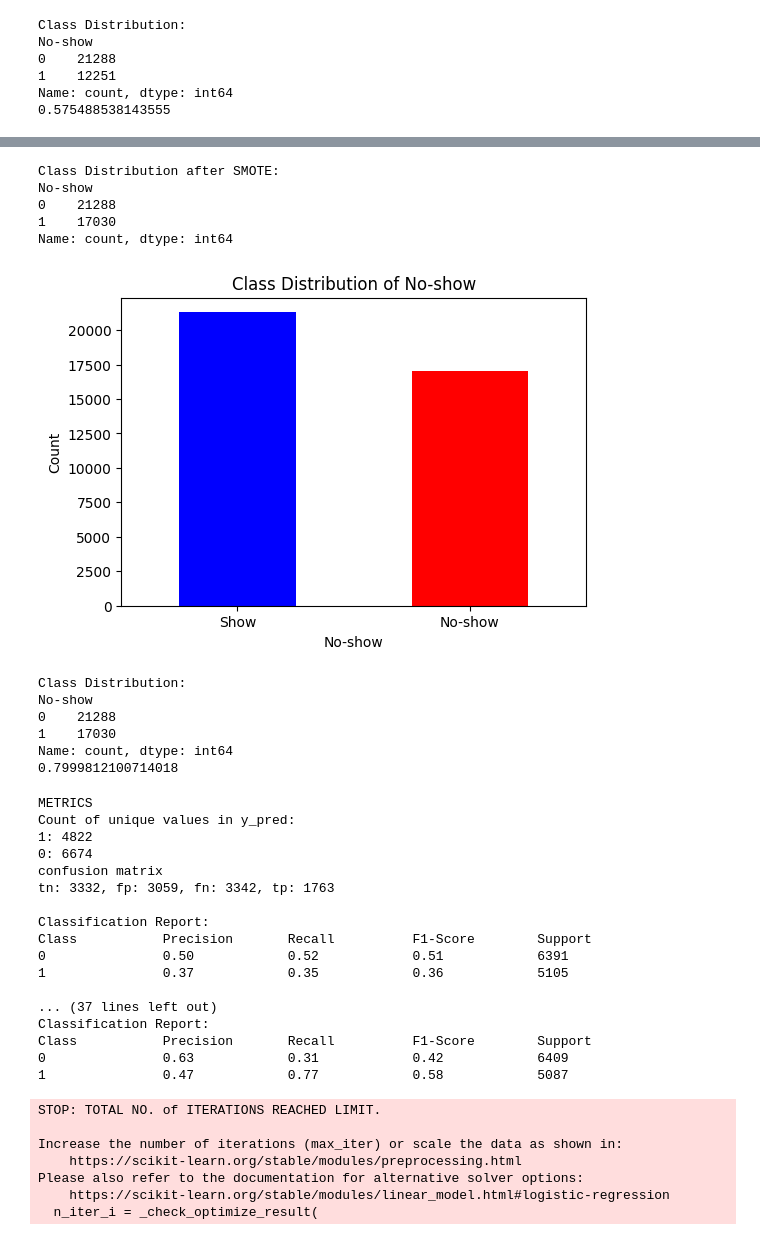
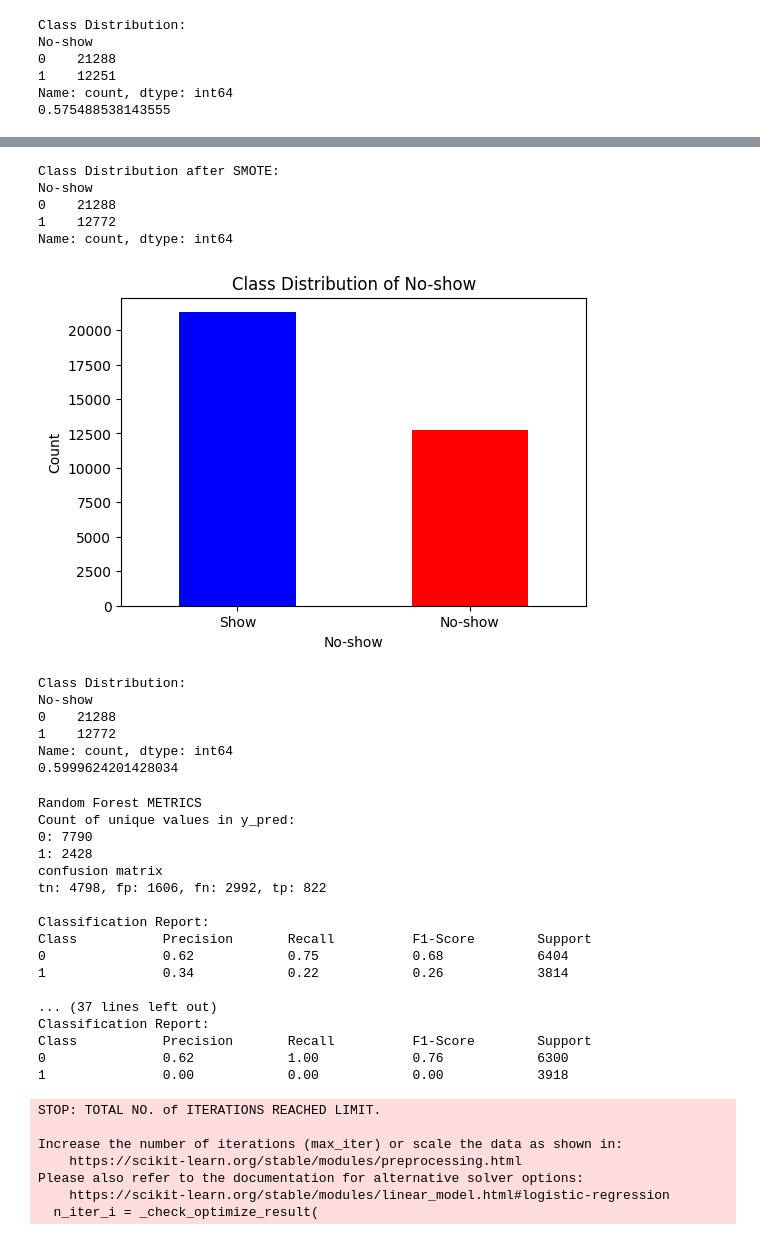
Before and after one commit to shivamveersa/no_show_classification, a Jupyter notebook: no-show-classification.ipynb, the cells around one changed output, grey strips where cells are left out. Saved outputs shown, nothing was run; the diff lists cells and outputs as text; code cells hidden in the pictures.

```diff
--- a/no-show-classification.ipynb
+++ b/no-show-classification.ipynb
@@ -297,3 +394,14 @@ df['Age'] = normalized_age
 # diff_col = df["Difference"].values.reshape(-1, 1)
 # normalized_diff = scaler.fit_transform(diff_col)
 # df["Difference"] = normalized_diff
+# %%
+bins=[0, 10, 18, 30, 60, 80, 100]
+group_name = ['child', 'teens', 'young', 'middle_age', 'old','very_old']
+# %%
+df['age_group'] = pd.cut(df['Age'], bins=bins, labels=group_name, right=False)
+# %%
+df.drop("Age", axis=1, inplace=True)
+# %%
+cols_to_encode = ["age_group"]
+
+df = get_dummies_encoder(df, cols_to_encode)
@@ -350,69 +474,87 @@ dtype: int64
 # %%
 from imblearn.over_sampling import SMOTE
 
 # Assuming your DataFrame is named df and target variable is 'No-show'
 
 # Separate features and target variable
 X = df.drop('No-show', axis=1)
 y = df['No-show']
 
 # Instantiate SMOTE
-smote = SMOTE(sampling_strategy=0.8, random_state=42)
+smote = SMOTE(sampling_strategy=0.6, random_state=42)
 
 # Apply SMOTE to generate synthetic samples
 X_resampled, y_resampled = smote.fit_resample(X, y)
 
 # Convert resampled data back to DataFrame if necessary
 df_resampled = pd.concat([pd.DataFrame(X_resampled, columns=X.columns), pd.Series(y_resampled, name='No-show')], axis=1)
 
 # Check class distribution after resampling
 print("Class Distribution after SMOTE:")
 print(df_resampled['No-show'].value_counts())
 
 get_class_distribution(df_resampled, 'No-show')
 # %% [output]
 Class Distribution after SMOTE:
 No-show
 0    21288
-1    17030
+1    12772
 Name: count, dtype: int64
-[figure, old version]
+[figure, new version]
 Class Distribution:
 No-show
 0    21288
-1    17030
+1    12772
 Name: count, dtype: int64
-0.7999812100714018
+0.5999624201428034
 # %%
 from sklearn.ensemble import RandomForestClassifier
 from sklearn.tree import DecisionTreeClassifier
 from sklearn.linear_model import LogisticRegression
 from sklearn.naive_bayes import GaussianNB
 
+models = [
+    {
+        "name": "Random Forest",
+        "model": RandomForestClassifier(),
+    },
+    {
+        "name": "Decision Tree",
+        "model": DecisionTreeClassifier(),
+    },
+    {
+        "name": "Logistic Regression",
+        "model": LogisticRegression(),
+    },
+    {
+        "name": "Gaussian Naive Bayes",
+        "model": GaussianNB(),
+    },
+]
 
-models = [RandomForestClassifier(), DecisionTreeClassifier(), LogisticRegression(), GaussianNB()]
+# models = [RandomForestClassifier(), DecisionTreeClassifier(), LogisticRegression(), GaussianNB()]
 
 
 for model in models:
-    fit_and_predict(df_resampled, model)
+    fit_and_predict(df_resampled, model["model"], model["name"])
 # %% [output]
-METRICS
+Random Forest METRICS
 Count of unique values in y_pred:
-1: 4822
-0: 6674
+0: 7790
+1: 2428
 confusion matrix
-tn: 3332, fp: 3059, fn: 3342, tp: 1763
+tn: 4798, fp: 1606, fn: 2992, tp: 822
 
 Classification Report:
 Class           Precision       Recall          F1-Score        Support
-0               0.50            0.52            0.51            6391
-1               0.37            0.35            0.36            5105
+0               0.62            0.75            0.68            6404
+1               0.34            0.22            0.26            3814
 
 ... (37 lines left out)
 Classification Report:
 Class           Precision       Recall          F1-Score        Support
-0               0.63            0.31            0.42            6409
-1               0.47            0.77            0.58            5087
+0               0.62            1.00            0.76            6300
+1               0.00            0.00            0.00            3918
 STOP: TOTAL NO. of ITERATIONS REACHED LIMIT.
 
 Increase the number of iterations (max_iter) or scale the data as shown in:
```
Also changed, not shown: parts of 16 cells of this notebook.
